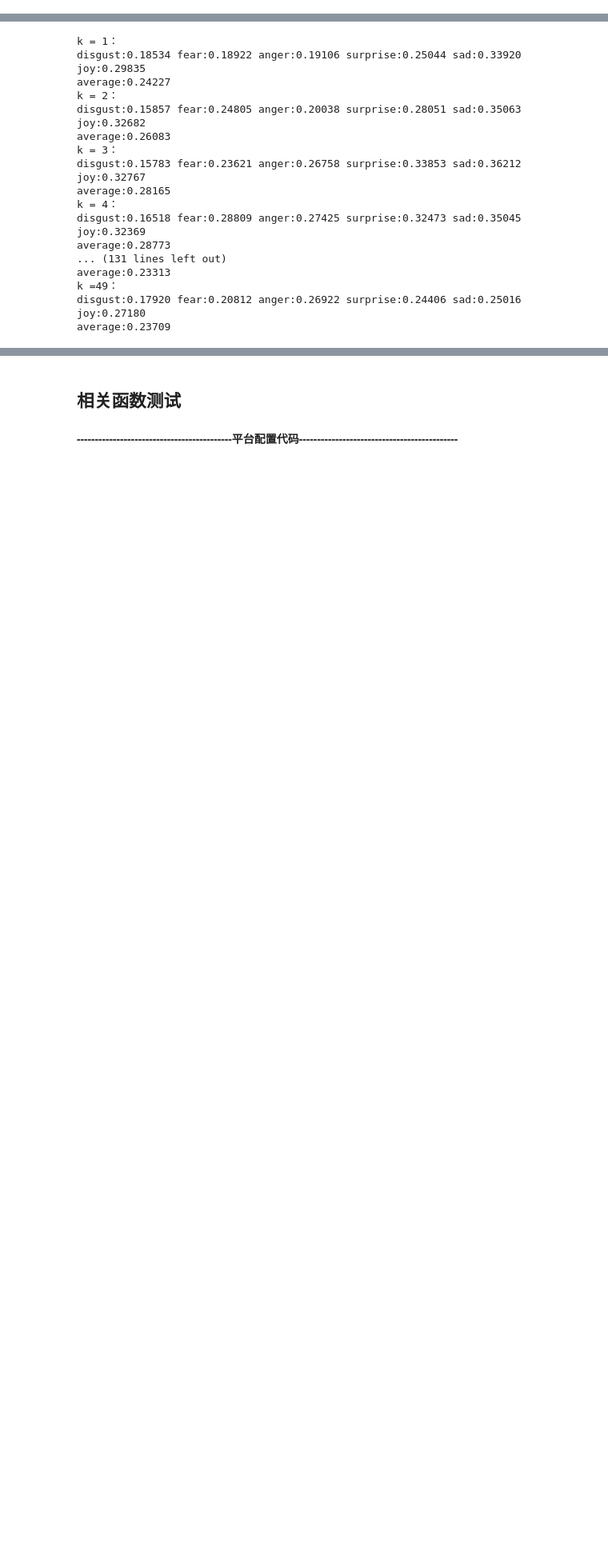
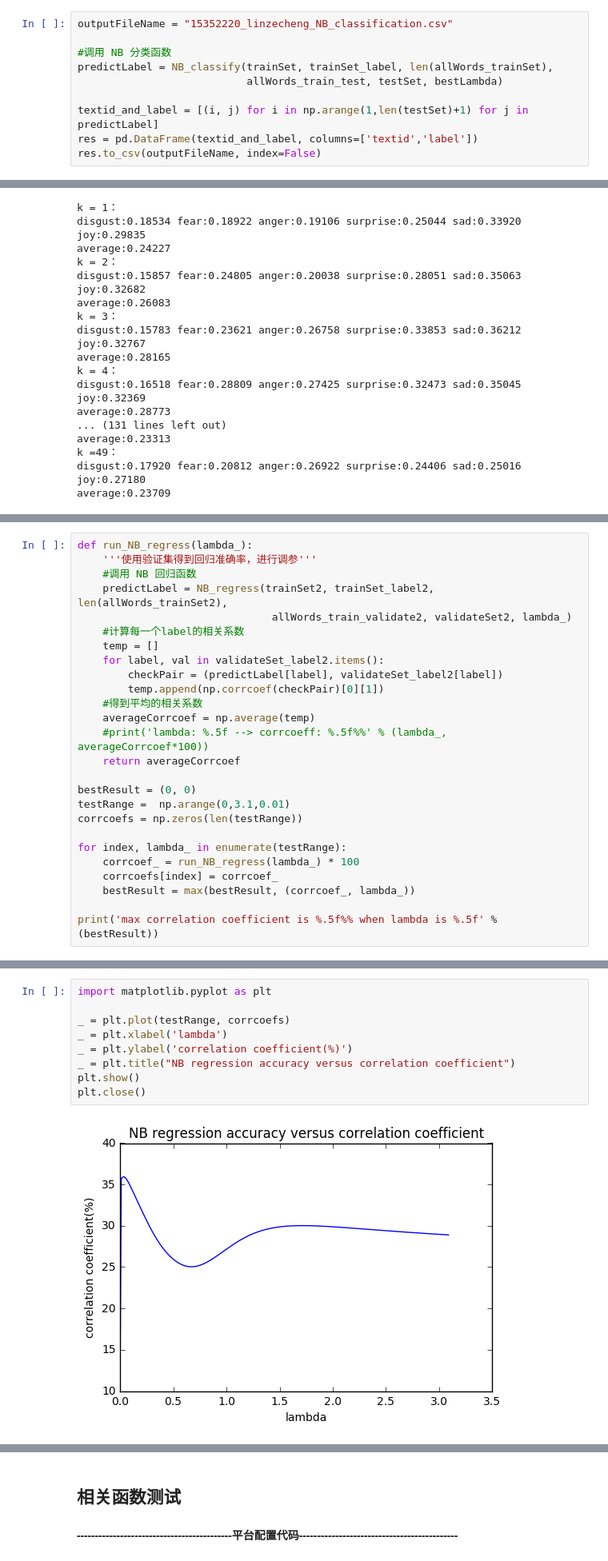
Before and after one commit to linzch3/Open-Course-Learning, a Jupyter notebook: A04.Artificial Intelligence - SYSU - RYH/Lab 2 - [KNN]+[Naive Bayes]/Lab 2 - KNN and Naive Bayes.ipynb, the cells around one changed output, grey strips where cells are left out. Shown at 80% size. Cells and saved outputs as stored; diff of their text form; blank space fills up the shorter version.

```diff
--- a/A04.Artificial Intelligence - SYSU - RYH/Lab 2 - [KNN]+[Naive Bayes]/Lab 2 - KNN and Naive Bayes.ipynb
+++ b/A04.Artificial Intelligence - SYSU - RYH/Lab 2 - [KNN]+[Naive Bayes]/Lab 2 - KNN and Naive Bayes.ipynb
@@ -330,3 +498,13 @@ Name: label, dtype: int64
+# %%
+outputFileName = "15352220_linzecheng_NB_classification.csv"
+
+#调用 NB 分类函数
+predictLabel = NB_classify(trainSet, trainSet_label, len(allWords_trainSet),
+                           allWords_train_test, testSet, bestLambda)
+
+textid_and_label = [(i, j) for i in np.arange(1,len(testSet)+1) for j in predictLabel]
+res = pd.DataFrame(textid_and_label, columns=['textid','label'])
+res.to_csv(outputFileName, index=False)
 # %% [markdown]
 # 回归
 
@@ -639,0 +993,26 @@ average:0.23709
+# %%
+def run_NB_regress(lambda_):
+    '''使用验证集得到回归准确率，进行调参'''
+    #调用 NB 回归函数
+    predictLabel = NB_regress(trainSet2, trainSet_label2, len(allWords_trainSet2),
+                               allWords_train_validate2, validateSet2, lambda_)
+    #计算每一个label的相关系数
+    temp = []
+    for label, val in validateSet_label2.items():
+        checkPair = (predictLabel[label], validateSet_label2[label])
+        temp.append(np.corrcoef(checkPair)[0][1])
+    #得到平均的相关系数
+    averageCorrcoef = np.average(temp)
+    #print('lambda: %.5f --> corrcoeff: %.5f%%' % (lambda_, averageCorrcoef*100))
+    return averageCorrcoef
+
+bestResult = (0, 0)
+testRange =  np.arange(0,3.1,0.01)
+corrcoefs = np.zeros(len(testRange))
+
+for index, lambda_ in enumerate(testRange):
+    corrcoef_ = run_NB_regress(lambda_) * 100
+    corrcoefs[index] = corrcoef_
+    bestResult = max(bestResult, (corrcoef_, lambda_))
+
+print('max correlation coefficient is %.5f%% when lambda is %.5f' % (bestResult))
@@ -640,3 +1023,14 @@ average:0.23709
+# %%
+import matplotlib.pyplot as plt
+
+_ = plt.plot(testRange, corrcoefs)
+_ = plt.xlabel('lambda')
+_ = plt.ylabel('correlation coefficient(%)')
+_ = plt.title("NB regression accuracy versus correlation coefficient")
+plt.show()
+plt.close()
+# %% [output]
+[figure, added]
 # %% [markdown]
 # 附录
 
```
Also changed, not shown: parts of 28 cells of this notebook, 1 other file.
